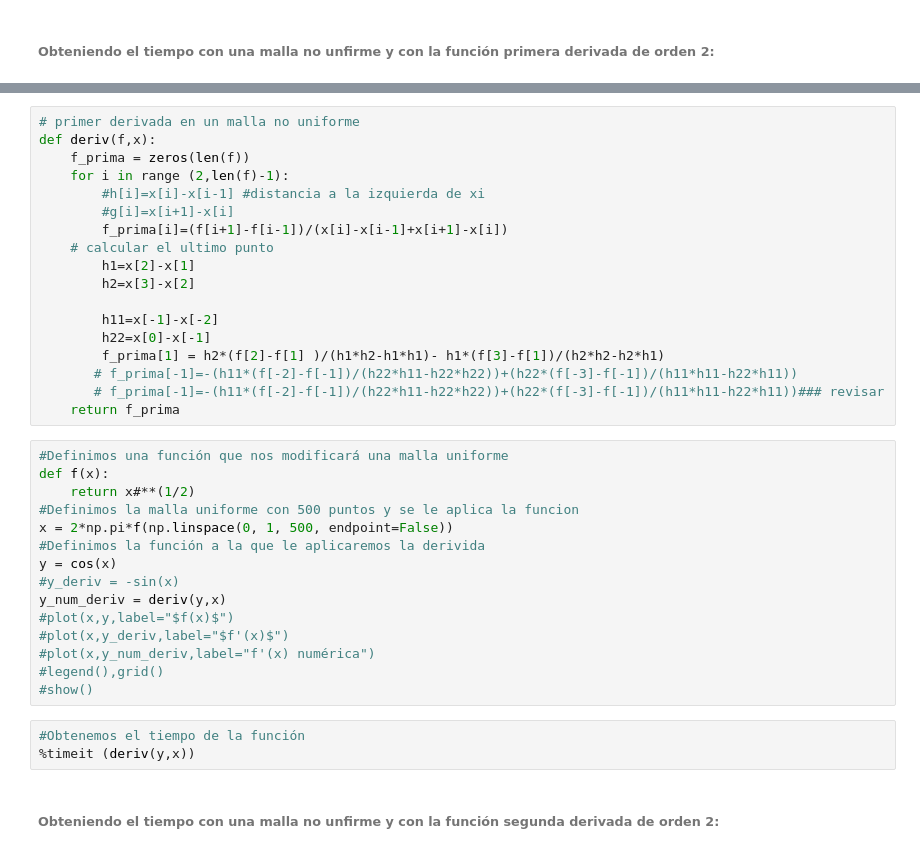
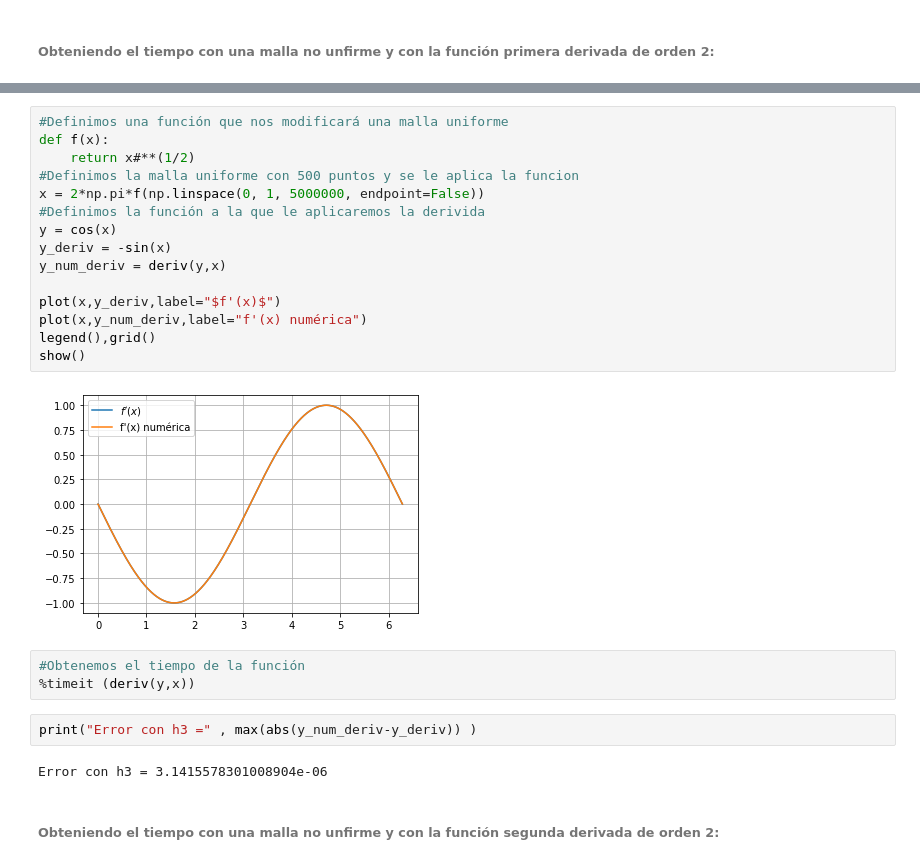
Before and after one commit to marthaaquino/Fisica-computacional, a Jupyter notebook: Tarea1.ipynb, the cells around one changed output, grey strips where cells are left out. Drawn from its saved outputs; the diff is of its cells as text.

```diff
--- a/Tarea1.ipynb
+++ b/Tarea1.ipynb
@@ -216,39 +233,27 @@ y = cos(x)
-# %%
-# primer derivada en un malla no uniforme
-def deriv(f,x):
-    f_prima = zeros(len(f))
-    for i in range (2,len(f)-1):
-        #h[i]=x[i]-x[i-1] #distancia a la izquierda de xi
-        #g[i]=x[i+1]-x[i]
-        f_prima[i]=(f[i+1]-f[i-1])/(x[i]-x[i-1]+x[i+1]-x[i])
-    # calcular el ultimo punto
-        h1=x[2]-x[1]
-        h2=x[3]-x[2]
-
-        h11=x[-1]-x[-2]
-        h22=x[0]-x[-1]
-        f_prima[1] = h2*(f[2]-f[1] )/(h1*h2-h1*h1)- h1*(f[3]-f[1])/(h2*h2-h2*h1)
-       # f_prima[-1]=-(h11*(f[-2]-f[-1])/(h22*h11-h22*h22))+(h22*(f[-3]-f[-1])/(h11*h11-h22*h11))
-       # f_prima[-1]=-(h11*(f[-2]-f[-1])/(h22*h11-h22*h22))+(h22*(f[-3]-f[-1])/(h11*h11-h22*h11))### revisar
-    return f_prima
 # %%
 #Definimos una función que nos modificará una malla uniforme
 def f(x):
     return x#**(1/2)
 #Definimos la malla uniforme con 500 puntos y se le aplica la funcion
-x = 2*np.pi*f(np.linspace(0, 1, 500, endpoint=False))
+x = 2*np.pi*f(np.linspace(0, 1, 5000000, endpoint=False))
 #Definimos la función a la que le aplicaremos la derivida
 y = cos(x)
-#y_deriv = -sin(x)
+y_deriv = -sin(x)
 y_num_deriv = deriv(y,x)
-#plot(x,y,label="$f(x)$")
-#plot(x,y_deriv,label="$f'(x)$")
-#plot(x,y_num_deriv,label="f'(x) numérica")
-#legend(),grid()
-#show()
+
+plot(x,y_deriv,label="$f'(x)$")
+plot(x,y_num_deriv,label="f'(x) numérica")
+legend(),grid()
+show()
+# %% [output]
+[figure, added]
 # %%
 #Obtenemos el tiempo de la función
 %timeit (deriv(y,x))
+# %%
+print("Error con h3 =" , max(abs(y_num_deriv-y_deriv)) )
+# %% [output]
+Error con h3 = 3.1415578301008904e-06
 # %% [markdown]
 ###### Obteniendo el tiempo con una malla no unfirme y con la función segunda derivada de orden 2:
 # %%
```
Also changed, not shown: parts of 8 cells of this notebook.
